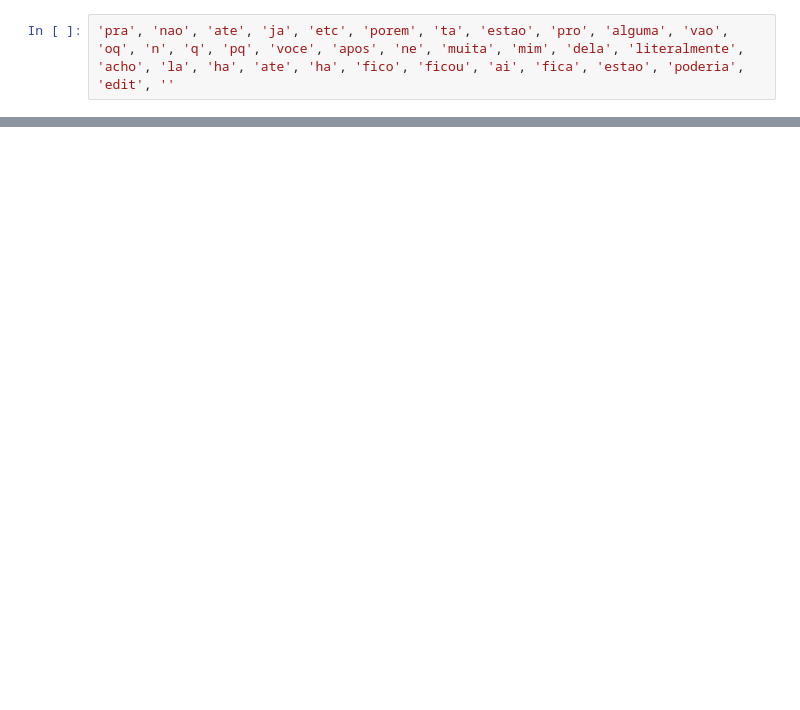
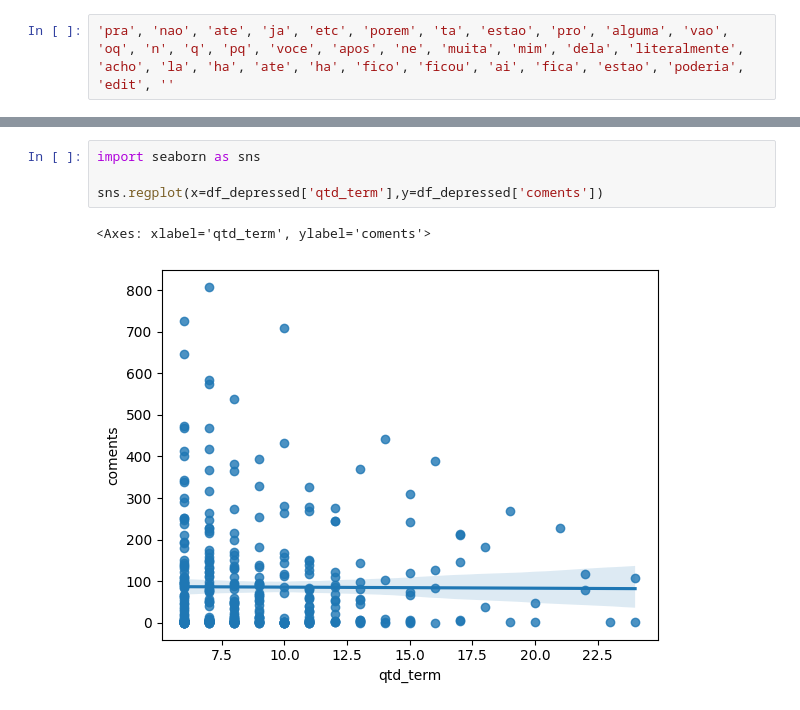
Before and after one commit to Nico-lly/depressao_reddit, a Jupyter notebook: Análise exploratória.ipynb, the cells around one changed output, grey strips where cells are left out. Drawn from its saved outputs; the diff is of its cells as text; blank space fills up the shorter version.

```diff
--- a/Análise exploratória.ipynb
+++ b/Análise exploratória.ipynb
@@ -163,0 +172,7 @@ True
+# %%
+import seaborn as sns
+
+sns.regplot(x=df_depressed['qtd_term'],y=df_depressed['coments'])
+# %% [output]
+<Axes: xlabel='qtd_term', ylabel='coments'>
+[figure, added]
```
Also changed, not shown: parts of 22 cells of this notebook, 1 other file.
